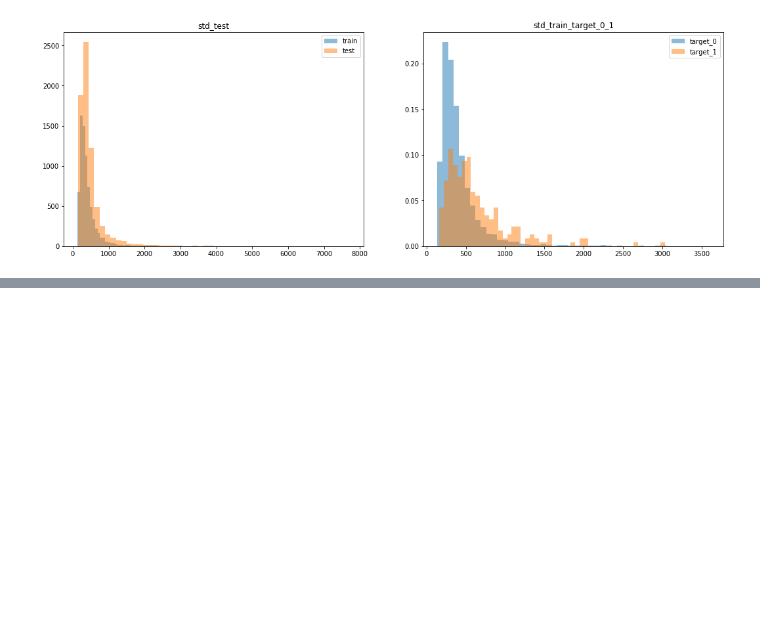
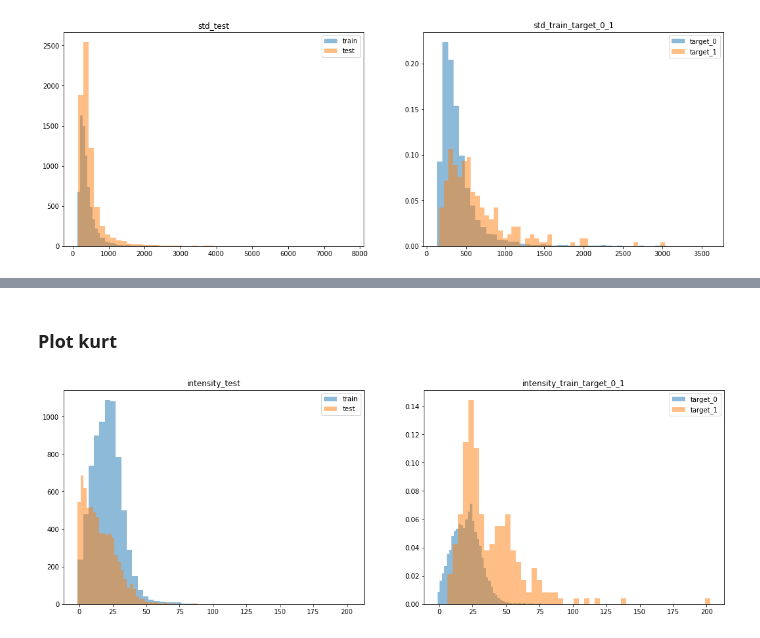
Before and after one commit to koukyo1994/atmaCup5, a Jupyter notebook: notebooks/02_second_EDA.ipynb, the cells around one changed output, grey strips where cells are left out. Saved outputs shown, nothing was run; the diff lists cells and outputs as text; code cells hidden in the pictures; blank space fills up the shorter version.

```diff
--- a/notebooks/02_second_EDA.ipynb
+++ b/notebooks/02_second_EDA.ipynb
@@ -73,0 +89,6 @@ make_train_test_hist(merged_train, merged_test, name="std", bins=50)
+# %% [markdown]
+### Plot kurt
+# %%
+make_train_test_hist(merged_train, merged_test, name="intensity", bins=50)
+# %% [output]
+[figure, added]
```
Also changed, not shown: parts of 14 cells of this notebook, 6 other files.
